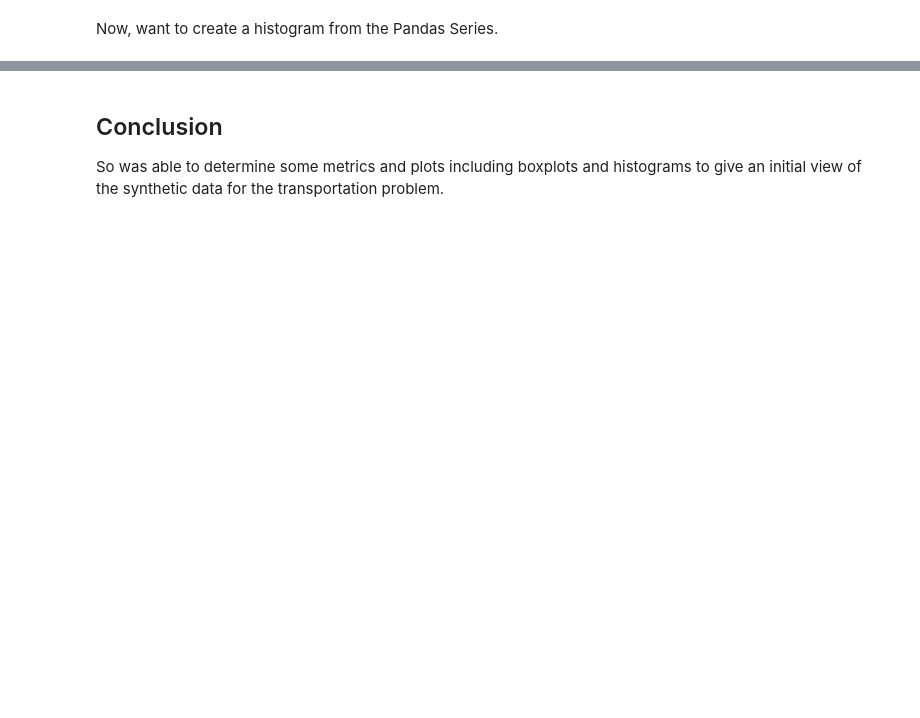
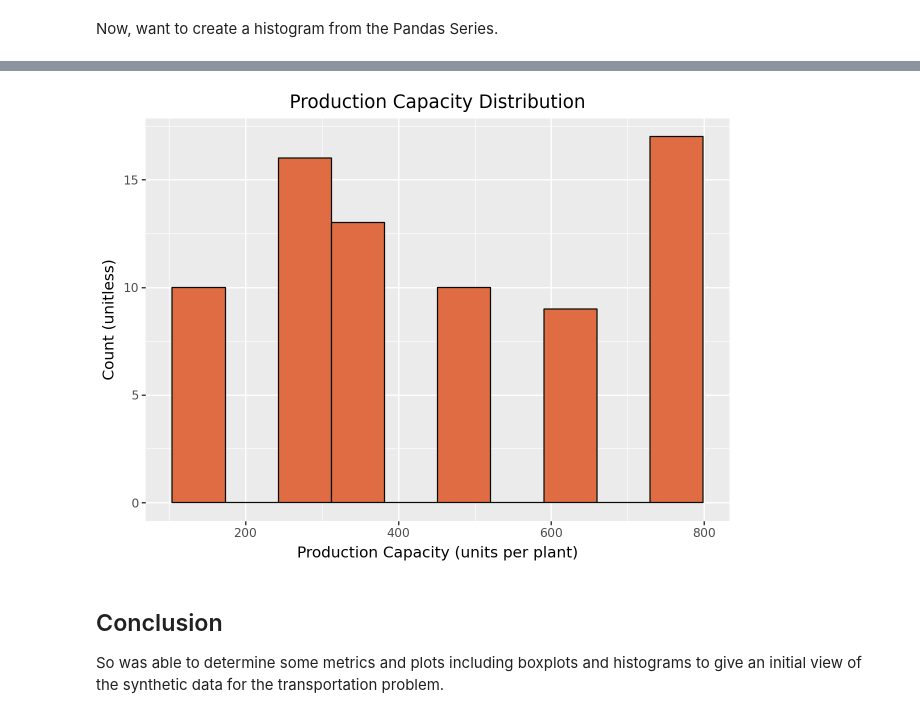
Before and after one commit to bravo-joe/supply-chain-optimization, a Jupyter notebook: eda.ipynb, the cells around one changed output, grey strips where cells are left out. Cells and saved outputs as stored; diff of their text form; code cells hidden in the pictures; blank space fills up the shorter version.

```diff
--- a/eda.ipynb
+++ b/eda.ipynb
@@ -205,4 +309,6 @@ prod_cap = df.iloc[:,-1]
 prod_cap = prod_cap.dropna()
 # Turn data type from float to integer
 prod_cap = prod_cap.astype(int)
+# Convert from series to dataframe
+prod_cap = prod_cap.to_frame(name = 'production_capacity')
 print(prod_cap)
@@ -213,3 +342,25 @@ plt.show()
+# %%
+# Plotting Logic
+(
+    ggplot(
+        prod_cap
+        )
+    + aes(
+        x='production_capacity'
+        )
+    + geom_histogram(
+        bins=10,
+        fill='#e06c43',
+        color='#040e05'
+        )
+    + labs(
+        title="Production Capacity Distribution",
+        x="Production Capacity (units per plant)",
+        y="Count (unitless)"
+        )
+)
+# %% [output]
+[figure, added]
 # %% [markdown]
 ## Conclusion
 
```
Also changed, not shown: parts of 20 cells of this notebook, 3 other files.
